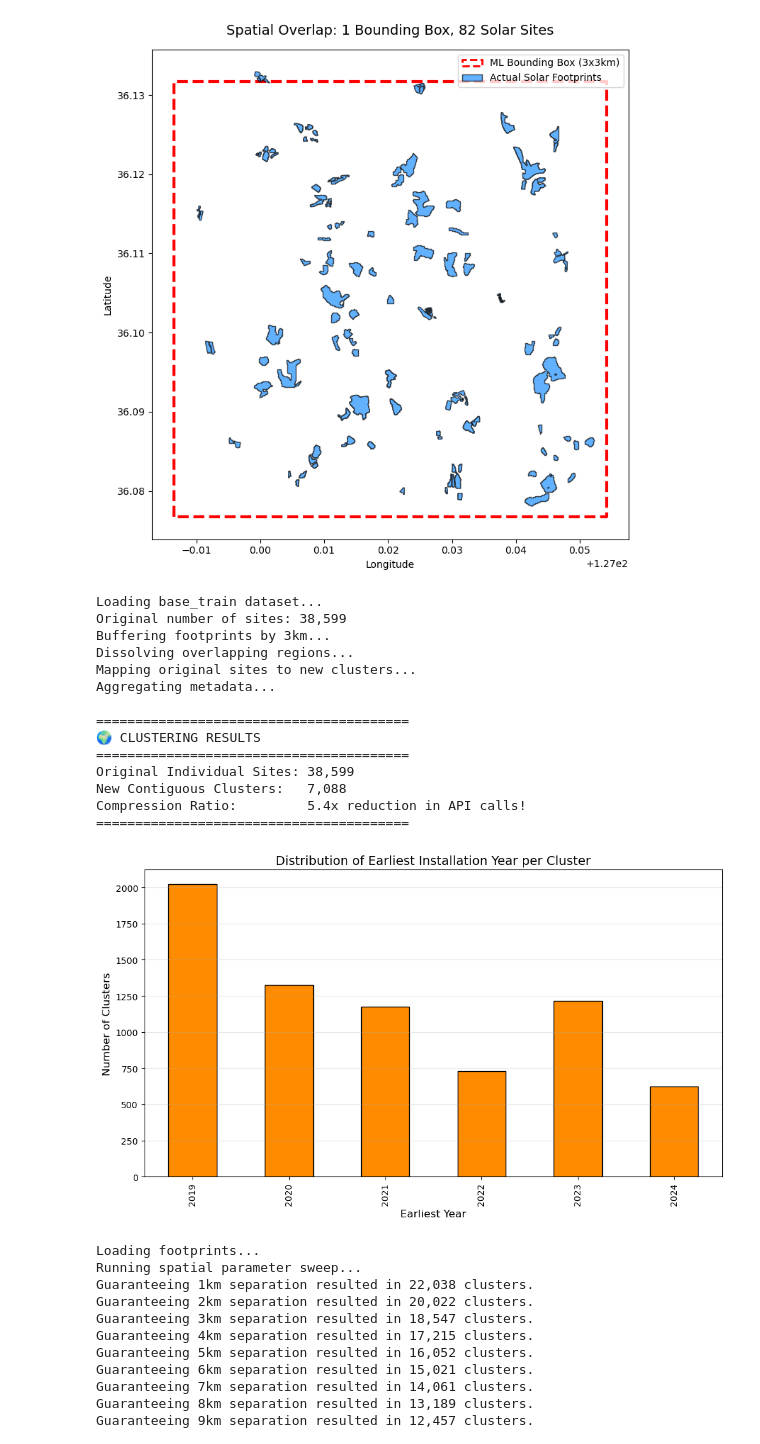
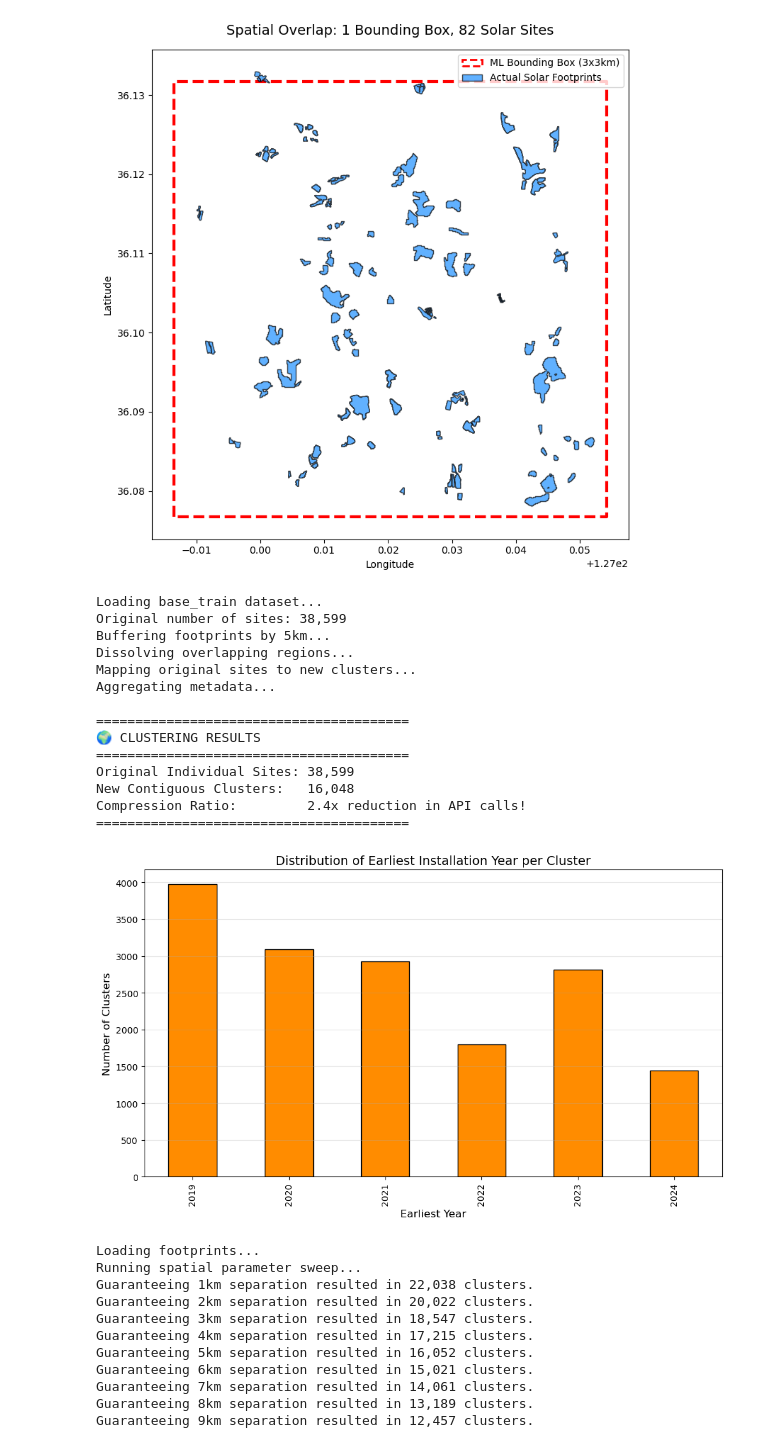
Before and after one commit to Abdullahr29/Solar-Siting, a Jupyter notebook: AlphaEarth_Solar_Model_Training.ipynb, the cells around one changed output. Saved outputs shown, nothing was run; the diff lists cells and outputs as text; code cells hidden in the pictures.

```diff
--- a/AlphaEarth_Solar_Model_Training.ipynb
+++ b/AlphaEarth_Solar_Model_Training.ipynb
@@ -866,9 +867,9 @@ gdf = gdf.to_crs("EPSG:3857")
 print(f"Original number of sites: {len(gdf):,}")
 
 # 1. Create the 3km Buffers
-# 3000 meters = 3km
-print("Buffering footprints by 3km...")
-gdf['buffer_geom'] = gdf.geometry.buffer(10000)
+# 5000 meters = 5km
+print("Buffering footprints by 5km...")
+gdf['buffer_geom'] = gdf.geometry.buffer(2500)
 
 # Create a temporary GeoDataFrame just for dissolving
 buffer_gdf = gpd.GeoDataFrame(gdf[['PV_ID', 'buffer_geom']], geometry='buffer_geom', crs=gdf.crs)
@@ -904,37 +905,37 @@ print("🌍 CLUSTERING RESULTS")
 print("="*40)
 print(f"Original Individual Sites: {len(gdf):,}")
 print(f"New Contiguous Clusters:   {len(final_clusters):,}")
 print(f"Compression Ratio:         {len(gdf) / len(final_clusters):.1f}x reduction in API calls!")
 print("="*40)
 
 # 5. Plot the Year Distribution of the Clusters
 plt.figure(figsize=(10, 6))
 final_clusters['earliest_year'].value_counts().sort_index().plot(kind='bar', color='darkorange', edgecolor='black')
 plt.title('Distribution of Earliest Installation Year per Cluster', fontsize=14)
 plt.xlabel('Earliest Year', fontsize=12)
 plt.ylabel('Number of Clusters', fontsize=12)
 plt.grid(axis='y', alpha=0.3)
 plt.tight_layout()
 plt.show()
 
 # (Optional) Save this optimized dataset back to a new layer
 # final_clusters.to_crs("EPSG:4326").to_file(gpkg_file, layer="base_train_clustered", driver="GPKG")
 # %% [output]
 Loading base_train dataset...
 Original number of sites: 38,599
-Buffering footprints by 3km...
+Buffering footprints by 5km...
 Dissolving overlapping regions...
 Mapping original sites to new clusters...
 Aggregating metadata...
 
 ========================================
 🌍 CLUSTERING RESULTS
 ========================================
 Original Individual Sites: 38,599
-New Contiguous Clusters:   7,088
-Compression Ratio:         5.4x reduction in API calls!
+New Contiguous Clusters:   16,048
+Compression Ratio:         2.4x reduction in API calls!
 ========================================
-[figure, old version]
+[figure, new version]
 # %%
 import geopandas as gpd
 import pandas as pd
```
Also changed, not shown: parts of 19 cells of this notebook.
